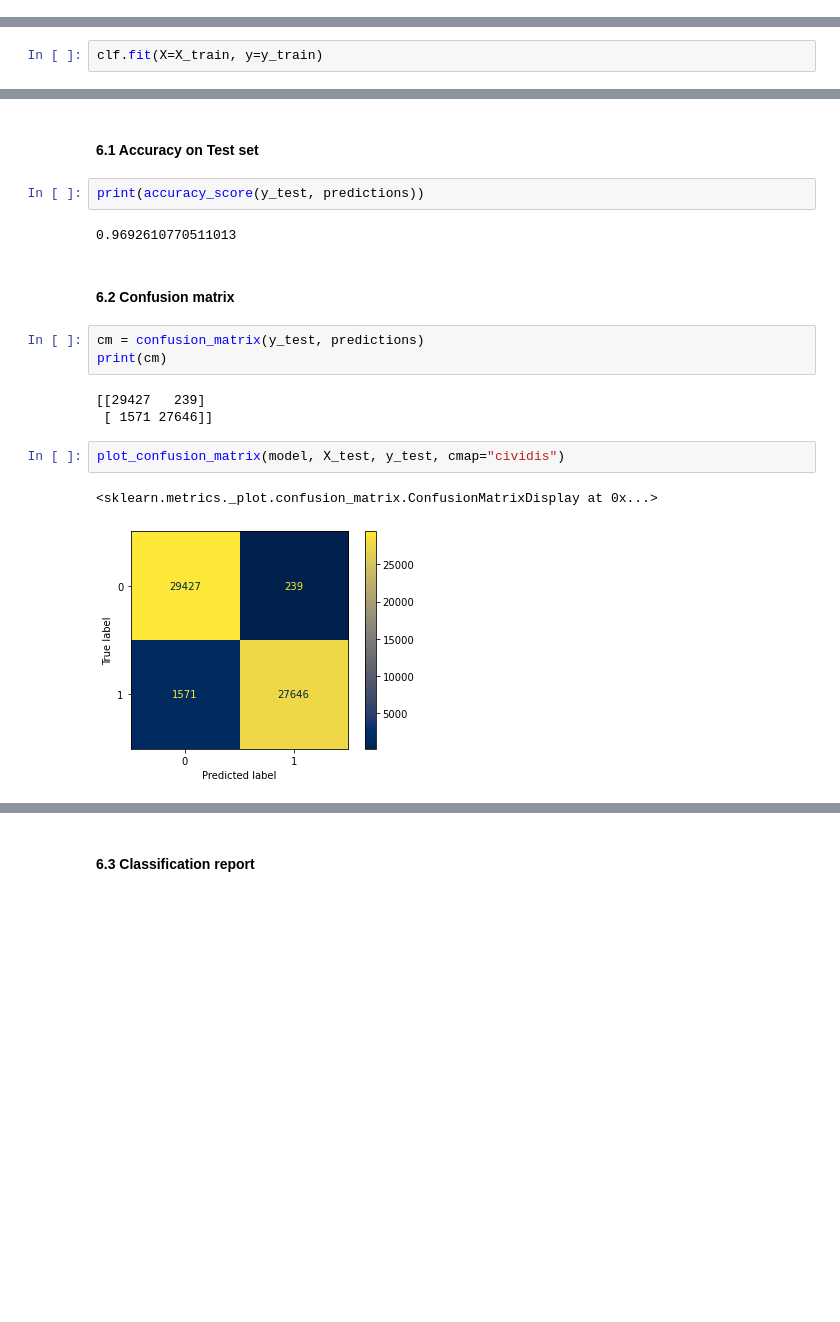
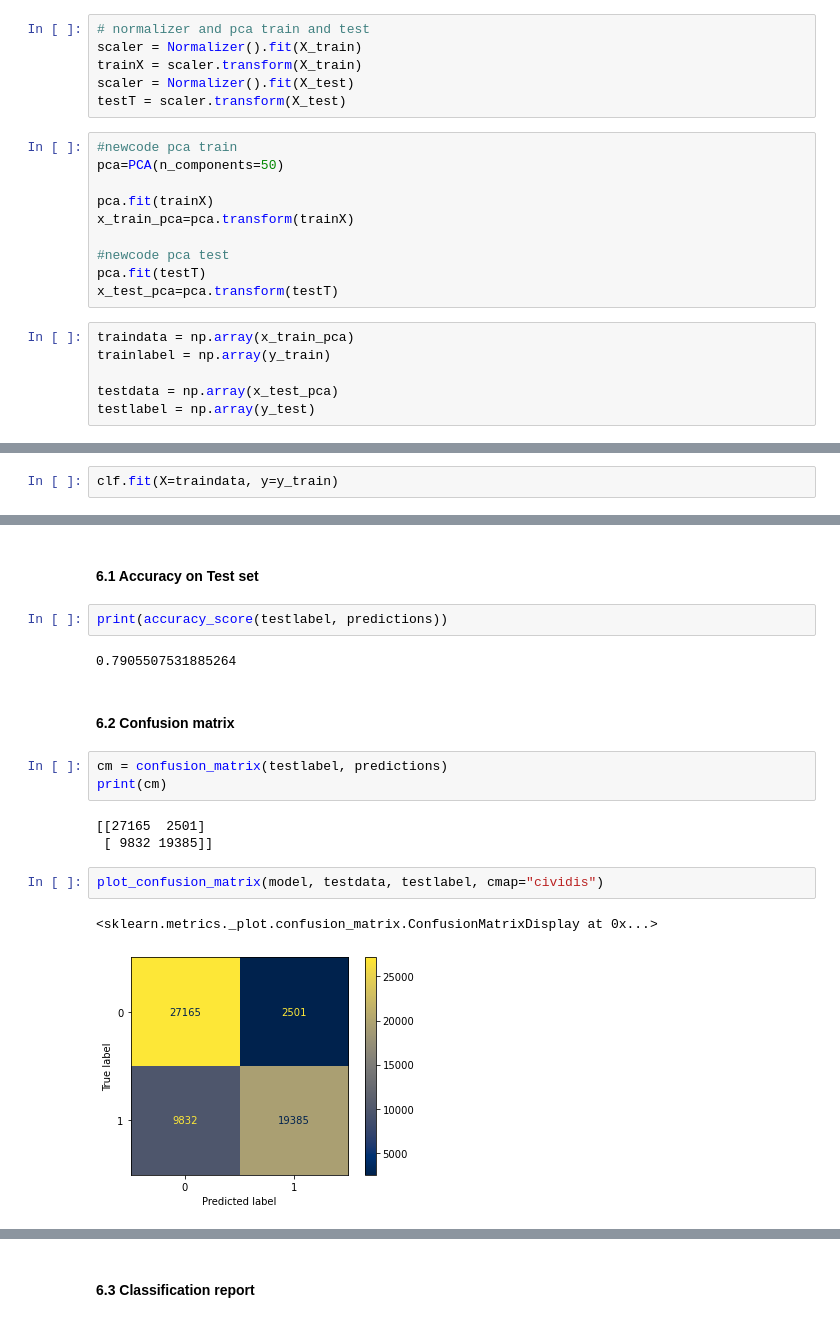
Before and after one commit to alittlesheepofGod/cse-cic-ids2018, a Jupyter notebook: 3-Training_Experiment_Decision_Tree.ipynb, the cells around one changed output, grey strips where cells are left out. Drawn from its saved outputs; the diff is of its cells as text; blank space fills up the shorter version.

```diff
--- a/3-Training_Experiment_Decision_Tree.ipynb
+++ b/3-Training_Experiment_Decision_Tree.ipynb
@@ -229,3 +363,25 @@ X_test
+# %%
+# normalizer and pca train and test
+scaler = Normalizer().fit(X_train)
+trainX = scaler.transform(X_train)
+scaler = Normalizer().fit(X_test)
+testT = scaler.transform(X_test)
+# %%
+#newcode pca train
+pca=PCA(n_components=50)
+
+pca.fit(trainX)
+x_train_pca=pca.transform(trainX)
+
+#newcode pca test
+pca.fit(testT)
+x_test_pca=pca.transform(testT)
+# %%
+traindata = np.array(x_train_pca)
+trainlabel = np.array(y_train)
+
+testdata = np.array(x_test_pca)
+testlabel = np.array(y_test)
 # %% [markdown]
 ### 4- Fitting Decision Tree model
 # %%
@@ -256,7 +412,7 @@ clf = GridSearchCV(
     n_jobs=-1  # Use all available CPU cores
 )
 # %%
-clf.fit(X=X_train, y=y_train)
+clf.fit(X=traindata, y=y_train)
 # %% [output]
 Fitting 5 folds for each of 19 candidates, totalling 95 fits
 GridSearchCV(cv=5, estimator=DecisionTreeClassifier(), n_jobs=-1,
@@ -299,22 +455,22 @@ array([1, 1, 0, ..., 0, 1, 0])
 # %% [markdown]
 #### 6.1 Accuracy on Test set
 # %%
-print(accuracy_score(y_test, predictions))
+print(accuracy_score(testlabel, predictions))
 # %% [output]
-0.9692610770511013
+0.7905507531885264
 # %% [markdown]
 #### 6.2 Confusion matrix
 # %%
-cm = confusion_matrix(y_test, predictions)
+cm = confusion_matrix(testlabel, predictions)
 print(cm)
 # %% [output]
-[[29427   239]
- [ 1571 27646]]
+[[27165  2501]
+ [ 9832 19385]]
 # %%
-plot_confusion_matrix(model, X_test, y_test, cmap="cividis")
+plot_confusion_matrix(model, testdata, testlabel, cmap="cividis")
 # %% [output]
 <sklearn.metrics._plot.confusion_matrix.ConfusionMatrixDisplay at 0x...>
-[figure, old version]
+[figure, new version]
 # %%
 # confusion matrix
 # 0 : benign, 1 : attack
```
Also changed, not shown: parts of 24 cells of this notebook, 3 other files.
